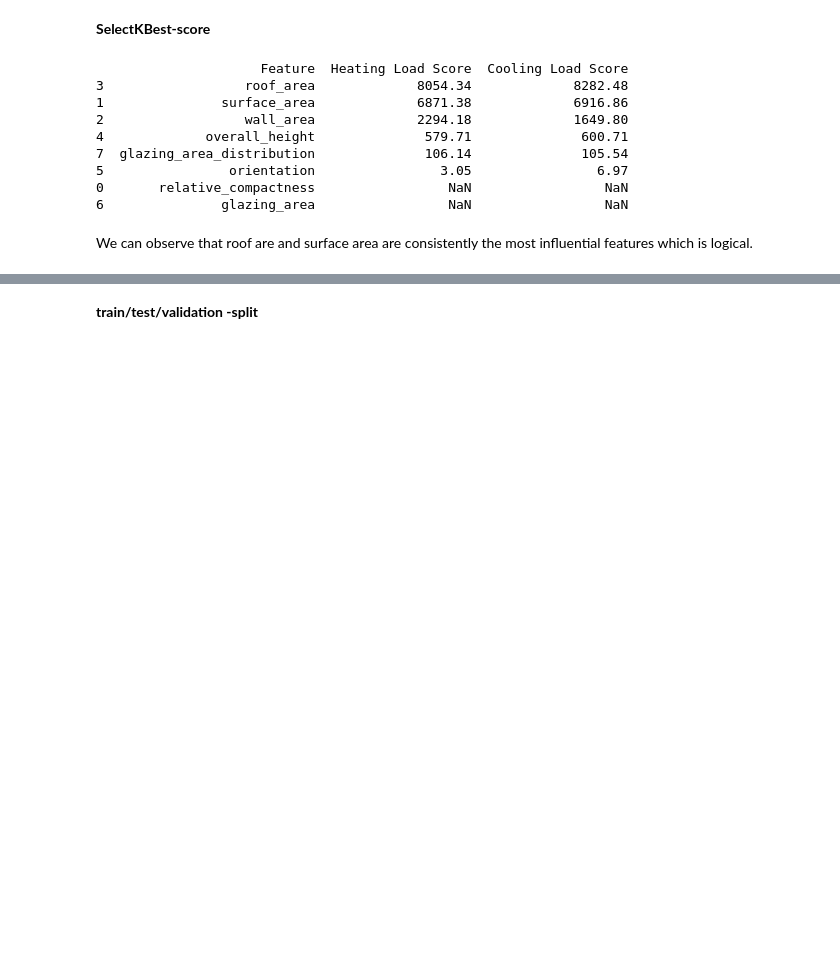
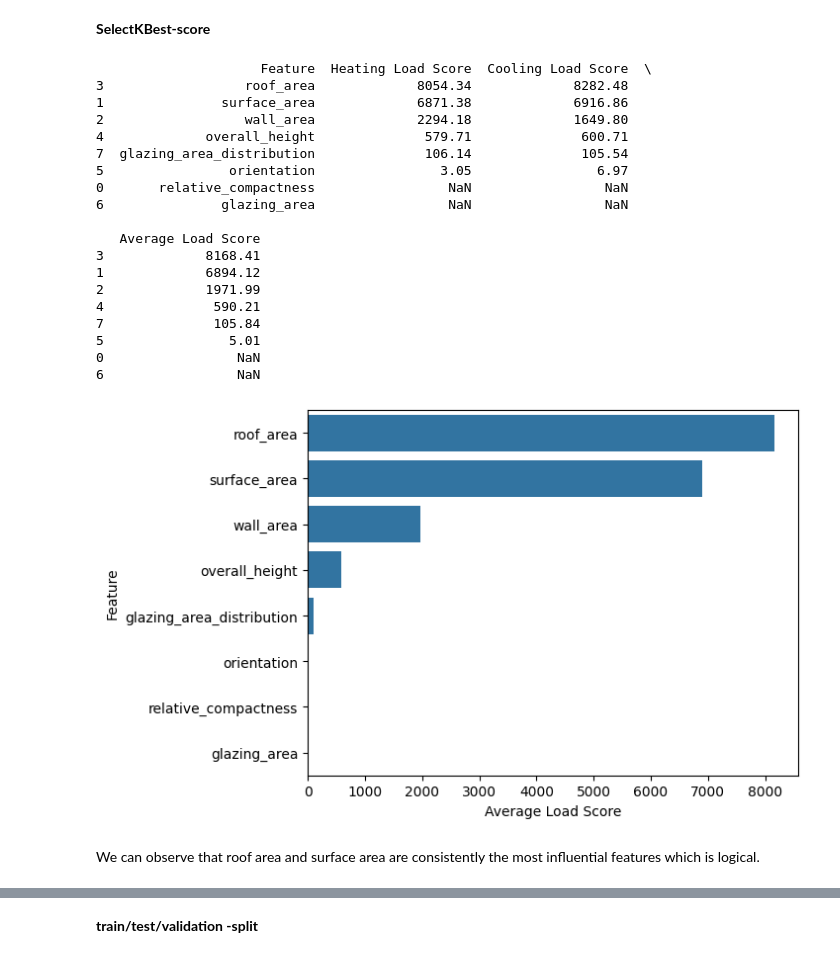
Before and after one commit to Saadtariq32/Deep-Learning, a Jupyter notebook: ANN Regresion/ANN Regresion Optimised.ipynb, the cells around one changed output, grey strips where cells are left out. Drawn from its saved outputs; the diff is of its cells as text; code cells hidden in the pictures; blank space fills up the shorter version.

```diff
--- a/ANN Regresion/ANN Regresion Optimised.ipynb
+++ b/ANN Regresion/ANN Regresion Optimised.ipynb
@@ -113,32 +148,47 @@ This tells us a few important things such as roof area might be the most influen
 # %%
 X_cat = X.astype(int)
 X_cat = X_cat.clip(lower=0)
 
 chi2_heating = SelectKBest(score_func=chi2, k=len(X_cat.columns))
 chi2_heating.fit(X_cat, y["heating_load"].astype(int))
 heating_scores = chi2_heating.scores_
 
 chi2_cooling = SelectKBest(score_func=chi2, k=len(X_cat.columns))
 chi2_cooling.fit(X_cat, y["cooling_load"].astype(int))
 cooling_scores = chi2_cooling.scores_
+average_score=(heating_scores+cooling_scores)/2
 
 f_scores = pd.DataFrame({
     'Feature': X_cat.columns,
     'Heating Load Score': heating_scores,
-    'Cooling Load Score': cooling_scores
+    'Cooling Load Score': cooling_scores,
+    'Average Load Score': average_score,
 })
 f_scores = f_scores.sort_values(by='Heating Load Score', ascending=False)
 pd.options.display.float_format = '{:.2f}'.format
 print(f_scores)
+sns.barplot(x="Average Load Score", y="Feature", data=f_scores)
+plt.show()
 # %% [output]
-                     Feature  Heating Load Score  Cooling Load Score
+                     Feature  Heating Load Score  Cooling Load Score  \
 3                  roof_area             8054.34             8282.48
 1               surface_area             6871.38             6916.86
 2                  wall_area             2294.18             1649.80
 4             overall_height              579.71              600.71
 7  glazing_area_distribution              106.14              105.54
 5                orientation                3.05                6.97
 0       relative_compactness                 NaN                 NaN
 6               glazing_area                 NaN                 NaN
+
+   Average Load Score
+3             8168.41
+1             6894.12
+2             1971.99
+4              590.21
+7              105.84
+5                5.01
+0                 NaN
+6                 NaN
+[figure, added]
 # %% [markdown]
-We can observe that roof are and surface area are consistently the most influential features which is logical.
+We can observe that roof area and surface area are consistently the most influential features which is logical.
```
Also changed, not shown: parts of 35 cells of this notebook, 3 other files.
